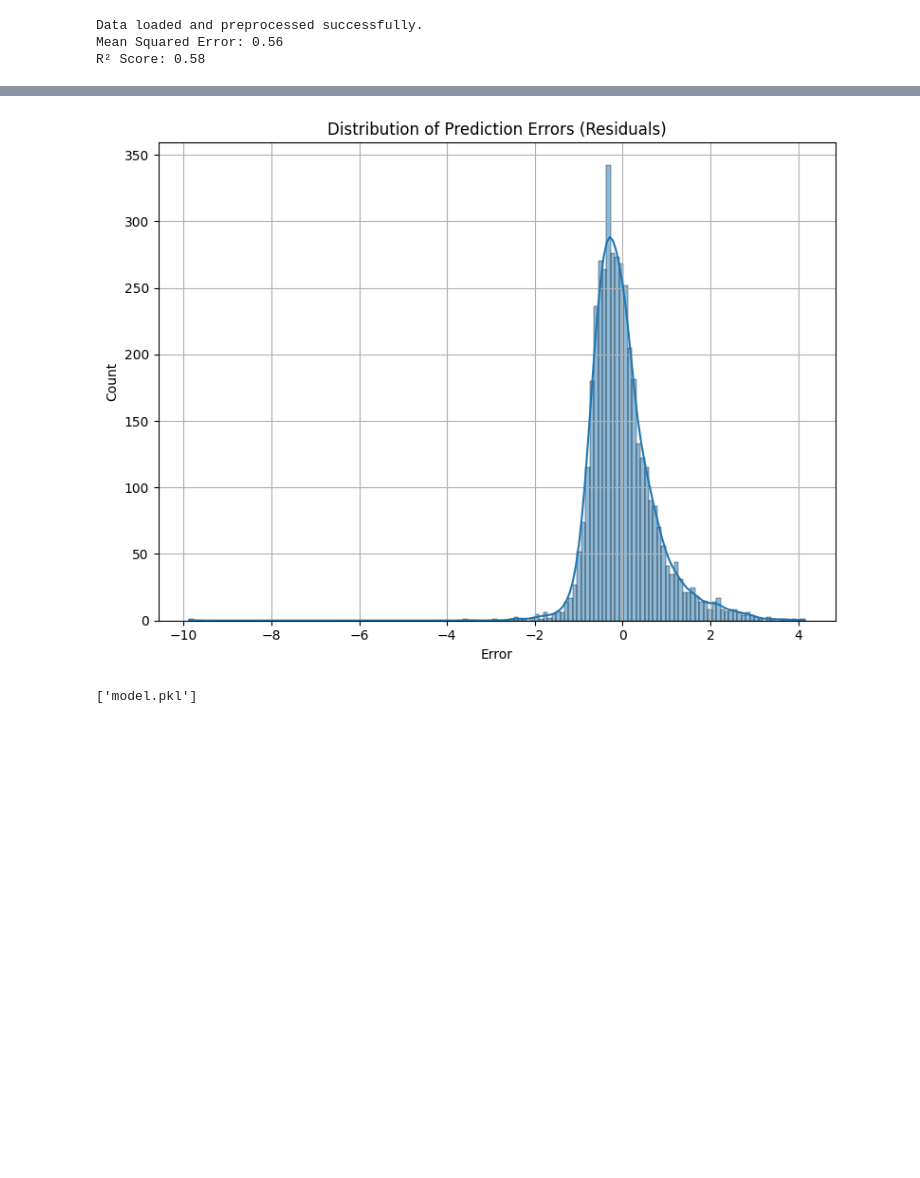
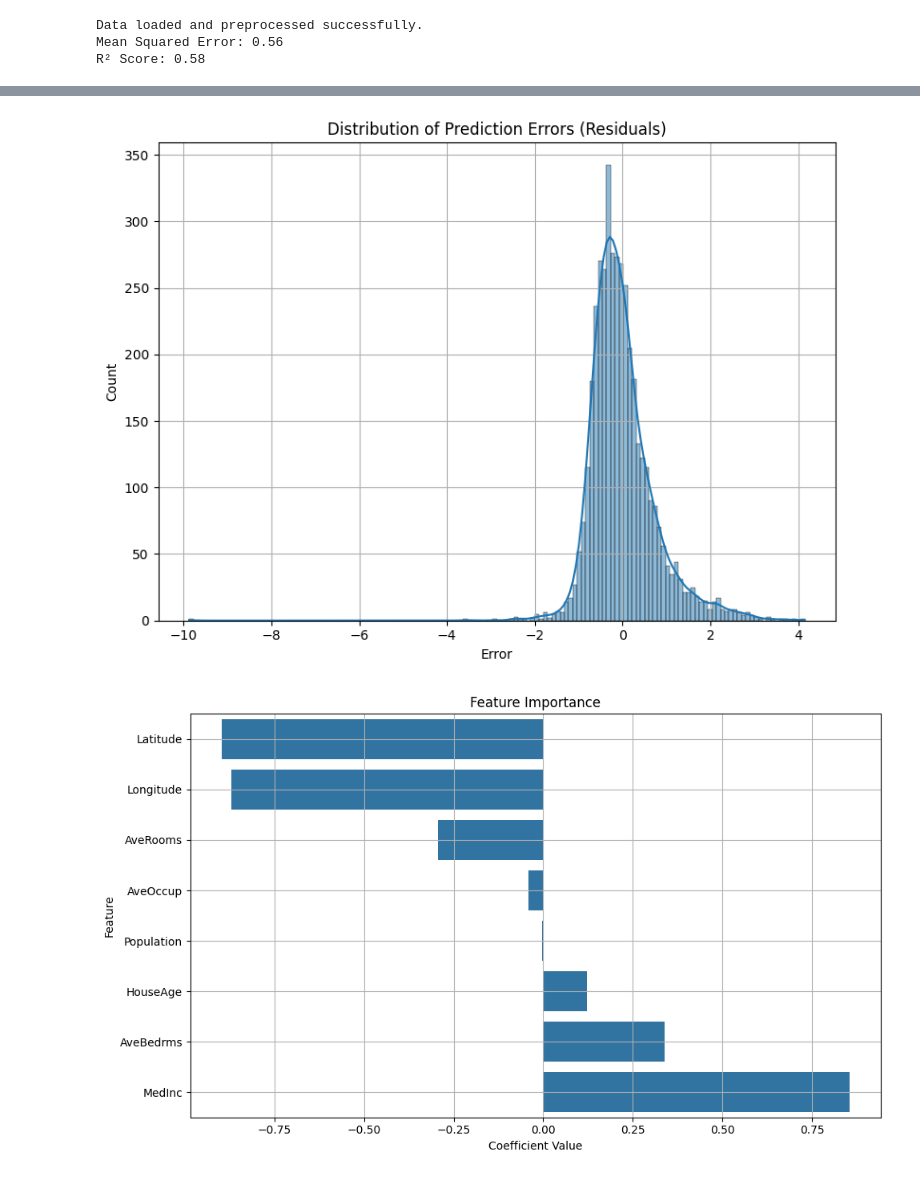
Before and after one commit to MaxPry/House-price-prediction, a Jupyter notebook: Untitled0.ipynb, the cells around one changed output, grey strips where cells are left out. Saved outputs shown, nothing was run; the diff lists cells and outputs as text; code cells hidden in the pictures; blank space fills up the shorter version.

```diff
--- a/Untitled0.ipynb
+++ b/Untitled0.ipynb
@@ -67,31 +67,53 @@ plt.show()
 
 
 
 # Optional: plot residuals (errors)
 residuals = y_test - y_pred
 plt.figure(figsize=(8, 6))
 sns.histplot(residuals, kde=True)
 plt.title("Distribution of Prediction Errors (Residuals)")
 plt.xlabel("Error")
 plt.grid(True)
 plt.tight_layout()
 plt.show()
 
 
 from sklearn.linear_model import LinearRegression
 from sklearn.metrics import mean_squared_error, r2_score
 import joblib
 
 # Train the Linear Regression model
 model = LinearRegression()
 model.fit(X_train, y_train)
 
 # Save the trained model
 joblib.dump(model, 'model.pkl')
+
+# Plot Feature Importance
+import numpy as np
+
+# Get feature names and their corresponding coefficients
+feature_names = X.columns
+coefficients = model.coef_
+
+# Sort features by importance
+sorted_indices = np.argsort(coefficients)
+
+plt.figure(figsize=(10, 6))
+sns.barplot(
+    x=coefficients[sorted_indices],
+    y=feature_names[sorted_indices]
+)
+plt.title("Feature Importance")
+plt.xlabel("Coefficient Value")
+plt.ylabel("Feature")
+plt.grid(True)
+plt.tight_layout()
+plt.show()
 # %% [output]
 Data loaded and preprocessed successfully.
 Mean Squared Error: 0.56
 R² Score: 0.58
 [figure]
 [figure]
-['model.pkl']
+[figure, added]
```
